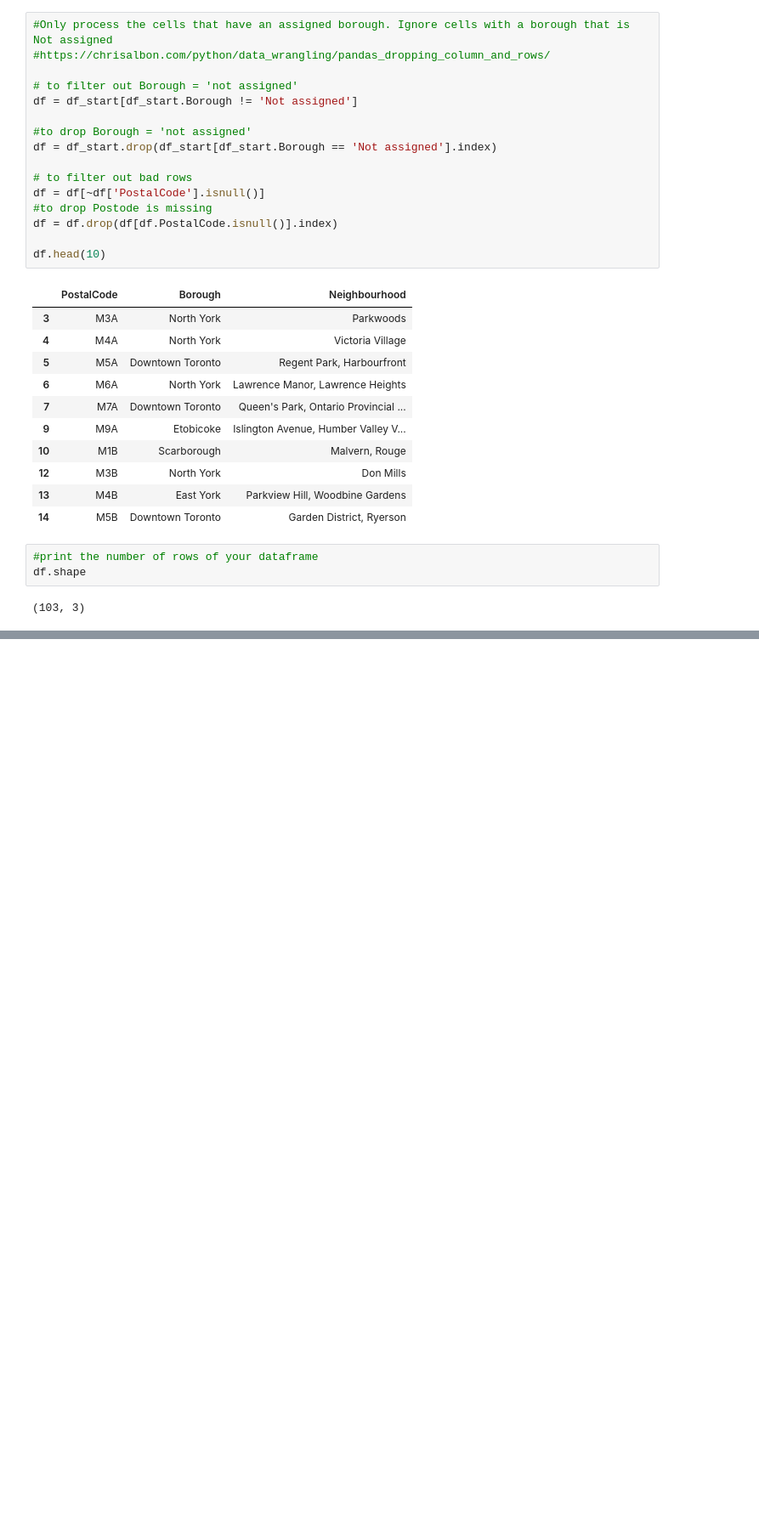
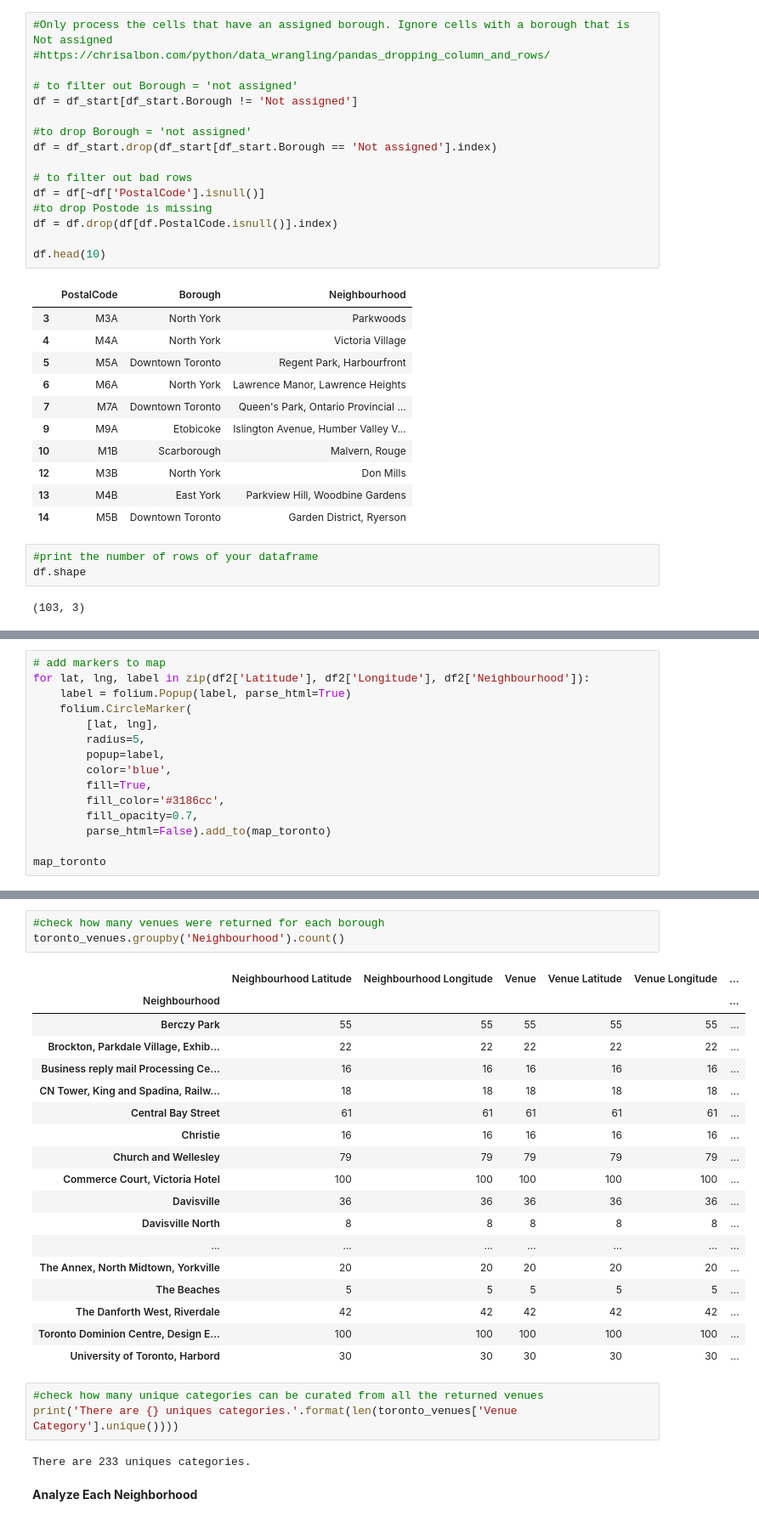
Before and after one commit to JuliaB-a/jb_Coursera_Capstone, a Jupyter notebook: Segmenting and Clustering Neighborhoods in Toronto.ipynb, the cells around one changed output, grey strips where cells are left out. Shown at 85% size. Cells and saved outputs as stored; diff of their text form; blank space fills up the shorter version.

```diff
--- a/Segmenting and Clustering Neighborhoods in Toronto.ipynb
+++ b/Segmenting and Clustering Neighborhoods in Toronto.ipynb
@@ -96,0 +221,15 @@ df.shape
+# %%
+# add markers to map
+for lat, lng, label in zip(df2['Latitude'], df2['Longitude'], df2['Neighbourhood']):
+    label = folium.Popup(label, parse_html=True)
+    folium.CircleMarker(
+        [lat, lng],
+        radius=5,
+        popup=label,
+        color='blue',
+        fill=True,
+        fill_color='#3186cc',
+        fill_opacity=0.7,
+        parse_html=False).add_to(map_toronto)
+
+map_toronto
@@ -96,0 +330,29 @@ df.shape
+# %%
+#check how many venues were returned for each borough
+toronto_venues.groupby('Neighbourhood').count()
+# %% [output]
+|  | Neighbourhood Latitude | Neighbourhood Longitude | Venue | Venue Latitude | Venue Longitude | ... |
+| Neighbourhood |  |  |  |  |  | ... |
+| Berczy Park | 55 | 55 | 55 | 55 | 55 | ... |
+| Brockton, Parkdale Village, Exhib... | 22 | 22 | 22 | 22 | 22 | ... |
+| Business reply mail Processing Ce... | 16 | 16 | 16 | 16 | 16 | ... |
+| CN Tower, King and Spadina, Railw... | 18 | 18 | 18 | 18 | 18 | ... |
+| Central Bay Street | 61 | 61 | 61 | 61 | 61 | ... |
+| Christie | 16 | 16 | 16 | 16 | 16 | ... |
+| Church and Wellesley | 79 | 79 | 79 | 79 | 79 | ... |
+| Commerce Court, Victoria Hotel | 100 | 100 | 100 | 100 | 100 | ... |
+| Davisville | 36 | 36 | 36 | 36 | 36 | ... |
+| Davisville North | 8 | 8 | 8 | 8 | 8 | ... |
+| ... | ... | ... | ... | ... | ... | ... |
+| The Annex, North Midtown, Yorkville | 20 | 20 | 20 | 20 | 20 | ... |
+| The Beaches | 5 | 5 | 5 | 5 | 5 | ... |
+| The Danforth West, Riverdale | 42 | 42 | 42 | 42 | 42 | ... |
+| Toronto Dominion Centre, Design E... | 100 | 100 | 100 | 100 | 100 | ... |
+| University of Toronto, Harbord | 30 | 30 | 30 | 30 | 30 | ... |
+# %%
+#check how many unique categories can be curated from all the returned venues
+print('There are {} uniques categories.'.format(len(toronto_venues['Venue Category'].unique())))
+# %% [output]
+There are 233 uniques categories.
+# %% [markdown]
+**Analyze Each Neighborhood**
```
Also changed, not shown: parts of 38 cells of this notebook.
